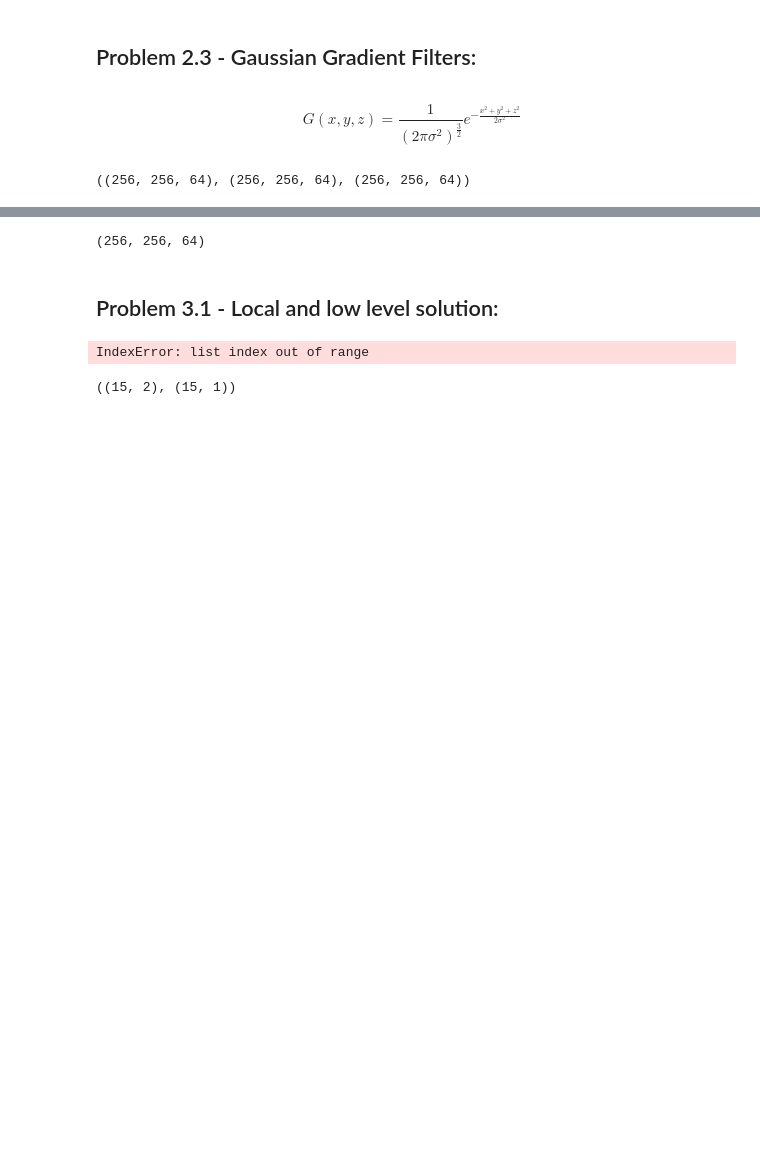
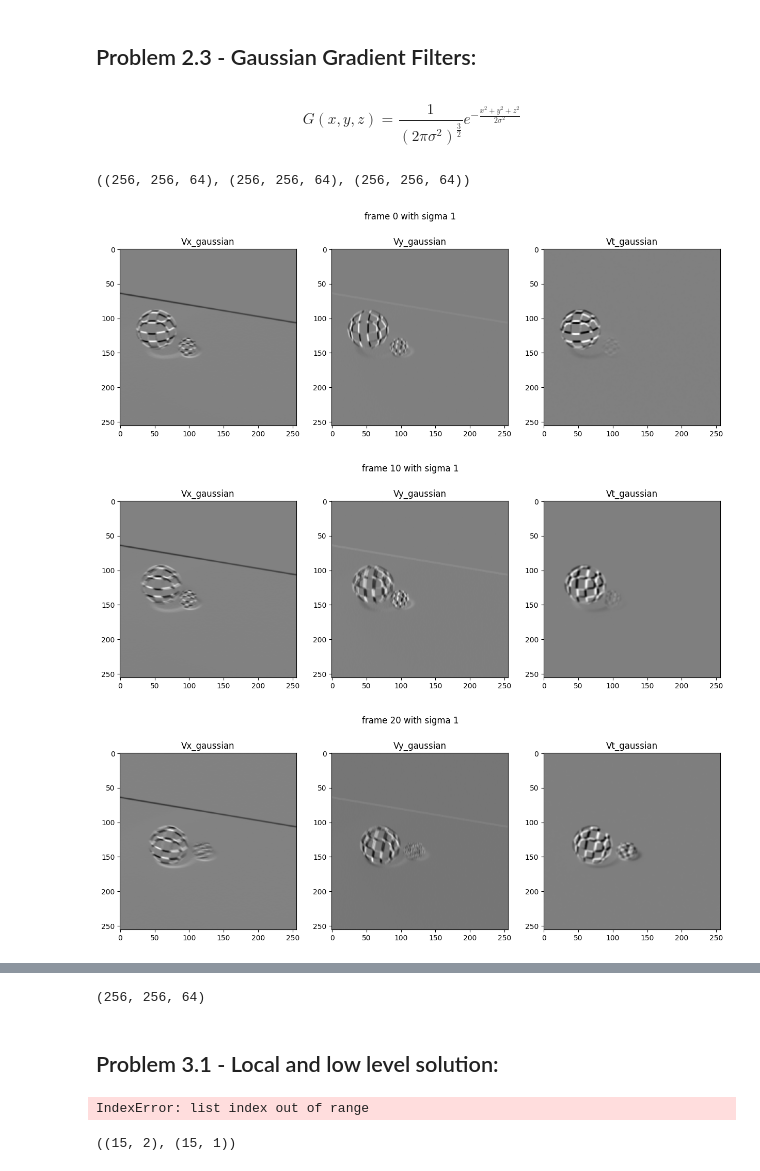
Before and after one commit to Larsen00/Mathematical-Modeling-2024, a Jupyter notebook: Project 1/filter.ipynb, the cells around one changed output, grey strips where cells are left out. Saved outputs shown, nothing was run; the diff lists cells and outputs as text; code cells hidden in the pictures; blank space fills up the shorter version.

Commit message:
Update filter.ipynb
plot gaussian in selected images

```diff
--- a/Project 1/filter.ipynb
+++ b/Project 1/filter.ipynb
@@ -215,3 +215,26 @@ Vt_gaussian = scipy.ndimage.gaussian_filter(V, sigma, order=1, axes=2)
 Vx_gaussian.shape, Vy_gaussian.shape, Vt_gaussian.shape
 # %% [output]
 ((256, 256, 64), (256, 256, 64), (256, 256, 64))
+# %%
+# Select some images
+indexes = [0, 10, 20]
+sigma = 1
+
+Vx_gaussian = scipy.ndimage.prewitt(V, axis=0)
+Vy_gaussian = scipy.ndimage.prewitt(V, axis=1)
+Vt_gaussian = scipy.ndimage.prewitt(V, axis=2)
+for i in indexes:
+    fig, ax = plt.subplots(1, 3, figsize=(15, 5))
+    plt.title('frame {}'.format(i))
+    ax[0].imshow(Vx_gaussian[:, :, i], cmap='gray')
+    ax[0].set_title('Vx_gaussian')
+    ax[1].imshow(Vy_gaussian[:, :, i], cmap='gray')
+    ax[1].set_title('Vy_gaussian')
+    ax[2].imshow(Vt_gaussian[:, :, i], cmap='gray')
+    ax[2].set_title('Vt_gaussian')
+    fig.suptitle('frame {} with sigma {}'.format(i, sigma))
+    plt.show()
+# %% [output]
+[figure, added]
+[figure, added]
+[figure, added]
```
Also changed, not shown: parts of 3 cells of this notebook.
